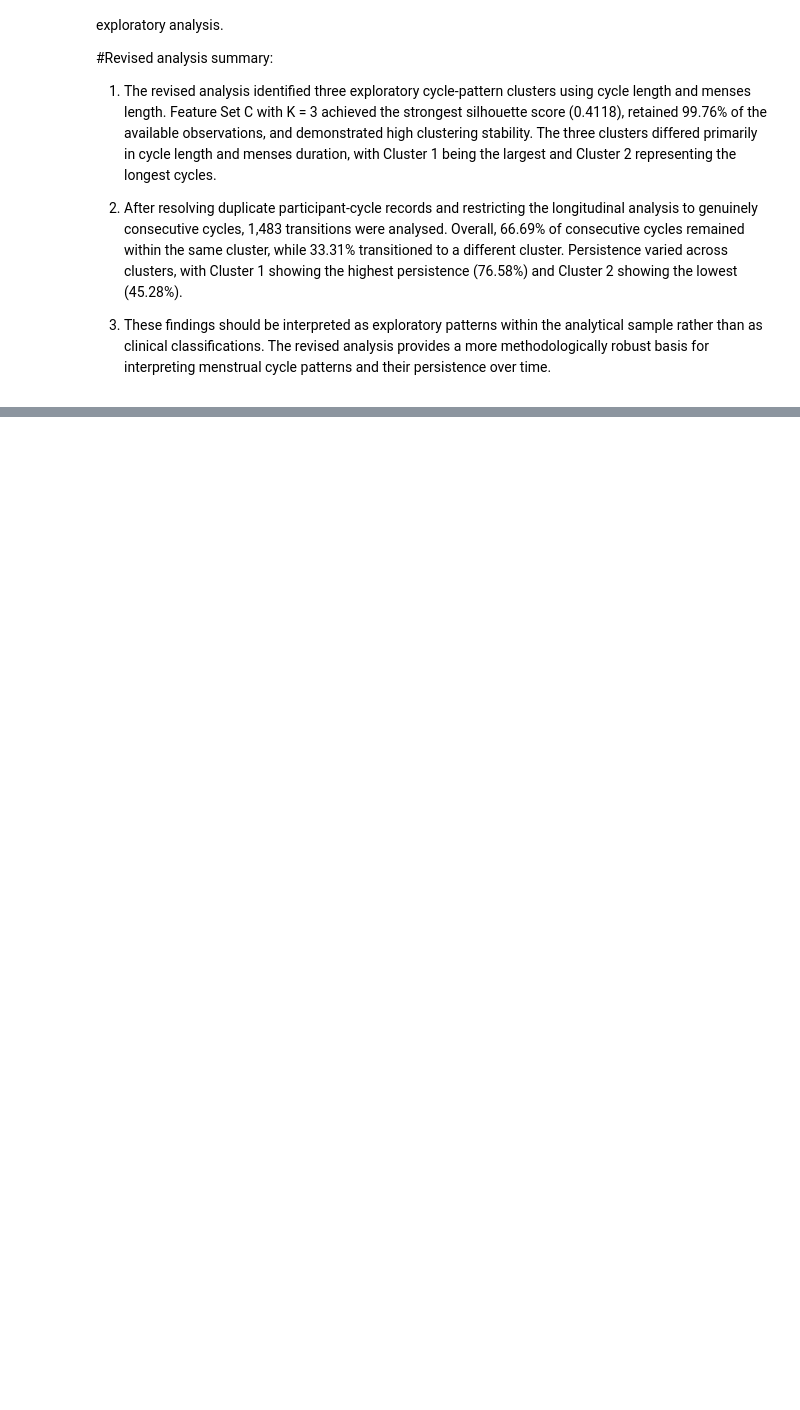
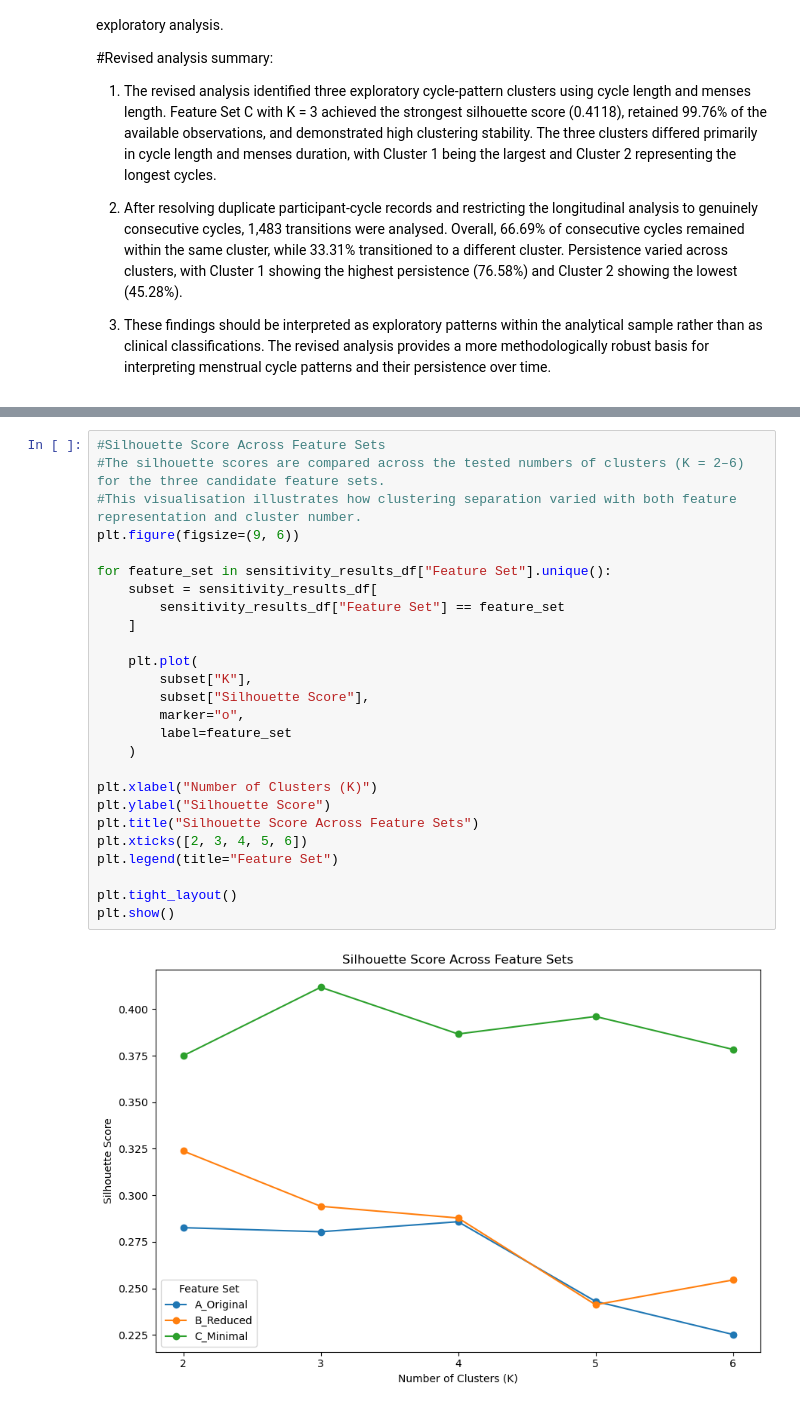
Before and after one commit to Siennawolfe/Thesis-Data-Assessment-01-Prarthana-Nataraj-Subash-, a Jupyter notebook: Data Quality Assessment.ipynb, the cells around one changed output, grey strips where cells are left out. Drawn from its saved outputs; the diff is of its cells as text; blank space fills up the shorter version.

```diff
--- a/Data Quality Assessment.ipynb
+++ b/Data Quality Assessment.ipynb
@@ -3448,0 +3622,28 @@ Following a review of the initial analysis and methodological feedback, several
+# %%
+#Silhouette Score Across Feature Sets
+#The silhouette scores are compared across the tested numbers of clusters (K = 2–6) for the three candidate feature sets.
+#This visualisation illustrates how clustering separation varied with both feature representation and cluster number.
+plt.figure(figsize=(9, 6))
+
+for feature_set in sensitivity_results_df["Feature Set"].unique():
+    subset = sensitivity_results_df[
+        sensitivity_results_df["Feature Set"] == feature_set
+    ]
+
+    plt.plot(
+        subset["K"],
+        subset["Silhouette Score"],
+        marker="o",
+        label=feature_set
+    )
+
+plt.xlabel("Number of Clusters (K)")
+plt.ylabel("Silhouette Score")
+plt.title("Silhouette Score Across Feature Sets")
+plt.xticks([2, 3, 4, 5, 6])
+plt.legend(title="Feature Set")
+
+plt.tight_layout()
+plt.show()
+# %% [output]
+[figure, added]
```
Also changed, not shown: parts of 24 cells of this notebook.
